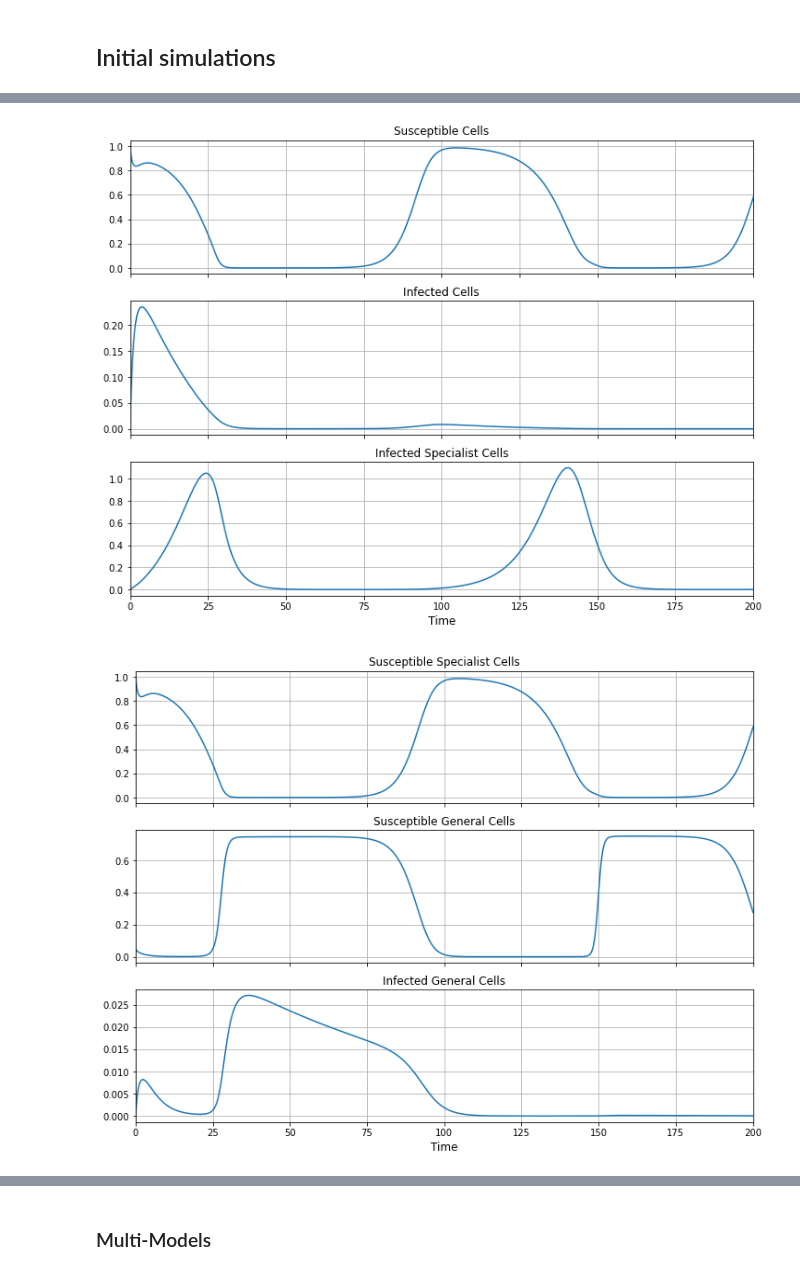
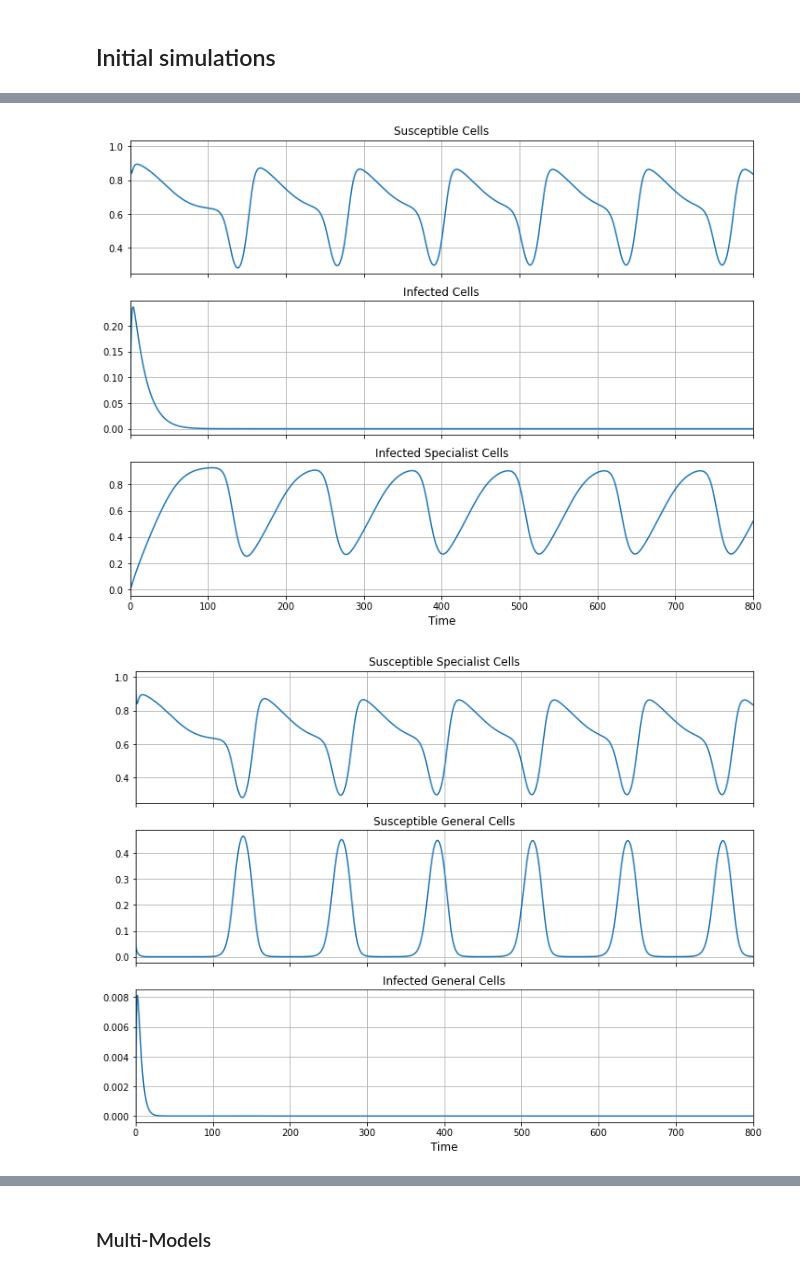
Before and after one commit to PeteDockrill/HostVirusSolver, a Jupyter notebook: ModellingImmuneDynamics.ipynb, the cells around one changed output, grey strips where cells are left out. Cells and saved outputs as stored; diff of their text form; code cells hidden in the pictures.

```diff
--- a/ModellingImmuneDynamics.ipynb
+++ b/ModellingImmuneDynamics.ipynb
@@ -67,7 +67,7 @@ $$\dot{z}=\kappa_1\gamma_1y_1+\kappa_2\gamma_2y_2-\nu\alpha z(x_1+x_2)-\zeta z$$
 from Model import Model
 
 params = {'alpha': 0.5,
-         'alpha_s':2.0,
+         'alpha_s':0.7,
          'beta_1':1.5,
          'beta_2':2.0,
          'mu':0.1,
@@ -81,4 +81,5 @@ params = {'alpha': 0.5,
          'kappa_1':1.00,
          'kappa_2':1.00}
 
-model = Model(params = params)
+model_as_07 = Model(params = params)
+model_as_07.run()
@@ -104,8 +105,8 @@ Simulation complete!
 # %%
-model.plot_specialist_cells(xmax = 200)
+model_as_07.plot_specialist_cells(xmax = 800)
 # %% [output]
-[figure, old version]
+[figure, new version]
 # %%
-model.plot_general_cells(xmax = 200)
+model_as_07.plot_general_cells(xmax = 800)
 # %% [output]
-[figure, old version]
+[figure, new version]
```
Also changed, not shown: parts of 15 cells of this notebook, 5 other files.
